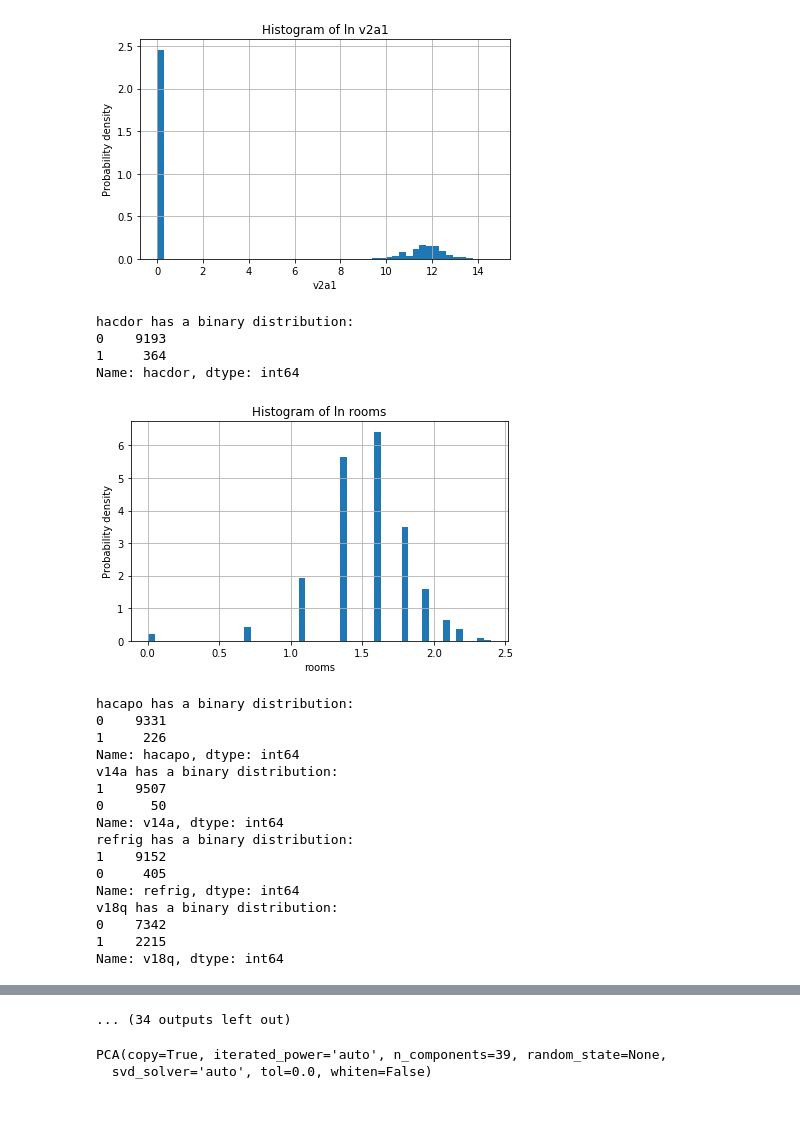
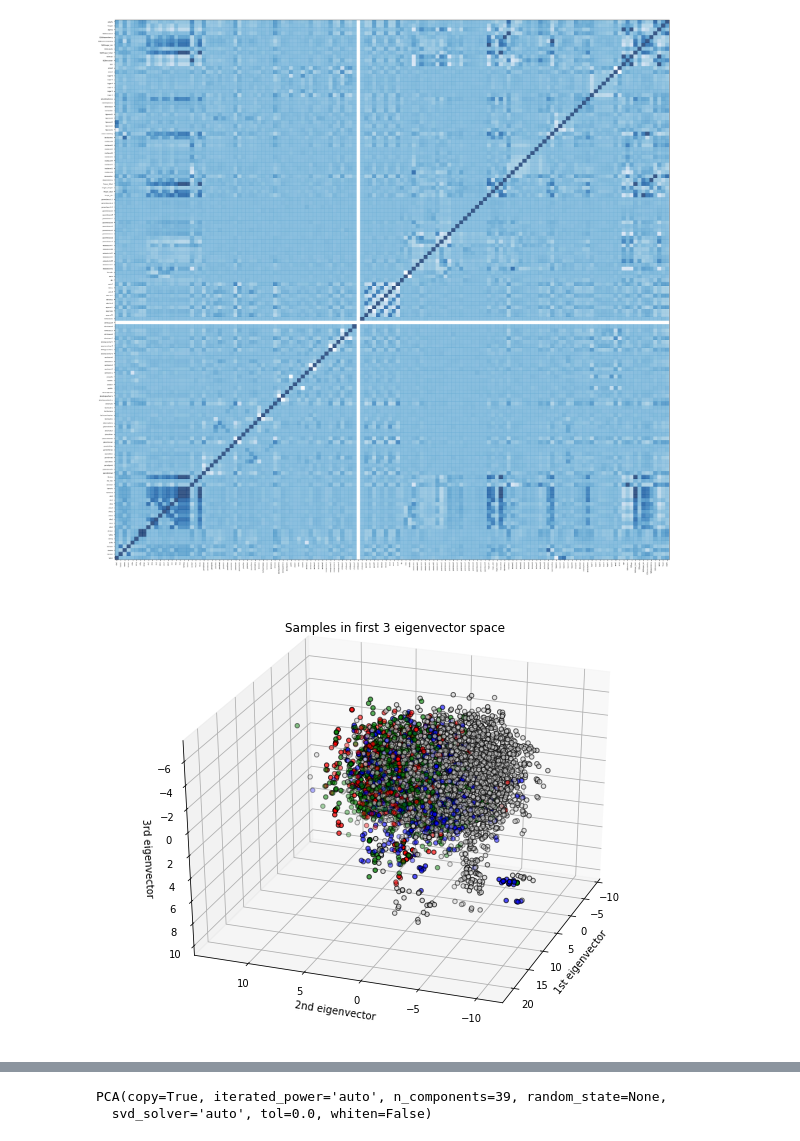
Before and after one commit to fubar2/kaggle_costa_rica, a Jupyter notebook: costa1.ipynb, the cells around one changed output, grey strips where cells are left out. Saved outputs shown, nothing was run; the diff lists cells and outputs as text; code cells hidden in the pictures; blank space fills up the shorter version.

Commit message:
labels for heatmap - finally figured out the syntax for set_xticks

```diff
--- a/costa1.ipynb
+++ b/costa1.ipynb
@@ -12,6 +12,34 @@ from sklearn.decomposition import PCA
 import matplotlib.pyplot as plt
 %matplotlib inline
 
+def doheat(ds):
+    # simple heatmap of pairwise correlations for all (numeric) variables
+    # tricky to get labels on cor matrix
+    dsc = ds.corr(method='spearman')
+    fig, ax = plt.subplots()
+
+    ax.pcolor(dsc, cmap=plt.cm.Blues, alpha=0.8)
+    ymin, ymax = plt.ylim()
+    xmin, xmax = plt.xlim()
+    nlab = len(ds.columns)
+    tix = [float(x)+0.5 for x in range(0,nlab)]
+    #print('###ymin,ymax,xmin,xmax,n=',ymin,ymax,xmin,xmax,nlab)
+    ax.set_yticks(tix,minor=False)
+    ax.set_xticks(tix,minor=False)
+
+    ax.set_xticklabels(ds.columns, minor=False,fontsize=5)
+    ax.set_yticklabels(ds.columns, minor=False,fontsize=6)
+
+    # rotate the
+    plt.xticks(rotation=90)
+
+    ax.grid(False)
+    # Format
+    fig = plt.gcf()
+    fig.set_size_inches(36, 36)
+    fig.savefig("costaheat.png")
+    plt.show
+
 
 def dohists(ds):
     num_bins = 50
@@ -22,14 +50,14 @@ def dohists(ds):
             mx = min(x)
             # the histogram of the data
             if mx > 0:
-               xp = [log(X) for X in x]
+                xp = [log(X) for X in x]
             else:
-                xp = [log(X+1+abs(mx)) for X in x]
+                xp = [log(X+1) for X in x]
             fig, ax = plt.subplots()
             n, bins, patches = ax.hist(xp, num_bins, density=1)
             ax.set_xlabel(c)
             ax.set_ylabel('Probability density')
-            ax.set_title(r'Histogram of ln %s' % c)
+            ax.set_title(r'Histogram of %s' % c)
 
             # Tweak spacing to prevent clipping of ylabel
             fig.tight_layout()
@@ -78,7 +106,8 @@ tedata = data_cleaning(data)
 #trdata['SQBdependency'].unique()
 tndata = trdata.select_dtypes(exclude='object')
 tsdata = trdata.select_dtypes(include='object')
-dohists(tndata)
+doheat(tndata)
+#dohists(tndata)
 
 trdata.describe()
 
@@ -104,52 +133,32 @@ fig = plt.figure(figsize=(8, 6))
 ax = Axes3D(fig, elev=-150, azim=160)
 
 X_reduced = pca.fit_transform(sdata)
 
 ax.scatter(X_reduced[:, 0], X_reduced[:, 1], X_reduced[:, 2], c=colrs,
            cmap=plt.cm.Set1, edgecolor='k', s=20)
 
 
 ax.set(xlabel="1st eigenvector", ylabel="2nd eigenvector",zlabel="3rd eigenvector",
        title='Samples in first 3 eigenvector space')
 ax.grid()
 
 #fig.savefig("test.png")
 plt.show()
 
 pca = PCA(n_components=2)
 
 X_reduced = pca.fit_transform(sdata)
 
 
 fig, ax = plt.subplots()
 ax.scatter(X_reduced[:, 0], X_reduced[:, 1],c=colrs, edgecolor='k',s=20)
 
 ax.set(xlabel="1st eigenvector", ylabel="2nd eigenvector",
        title='Samples in first 2 eigenvector space')
 ax.grid()
 
 #fig.savefig("test.png")
 plt.show()
 # %% [output]
-[figure, old version]
+[figure, new version]
-hacdor has a binary distribution:
-0    9193
-1     364
-Name: hacdor, dtype: int64
-[figure, old version]
+[figure, new version]
-hacapo has a binary distribution:
-0    9331
-1     226
-Name: hacapo, dtype: int64
-v14a has a binary distribution:
-1    9507
-0      50
-Name: v14a, dtype: int64
-refrig has a binary distribution:
-1    9152
-0     405
-Name: refrig, dtype: int64
-v18q has a binary distribution:
-0    7342
-1    2215
-Name: v18q, dtype: int64
@@ -164,4 +166,3 @@ Name: v18q, dtype: int64
-... (34 outputs left out)
 # %%
 
 # eigenvectors and eigenvalues for the from the covariance matrix
```
Also changed, not shown: parts of 1 cell of this notebook.
